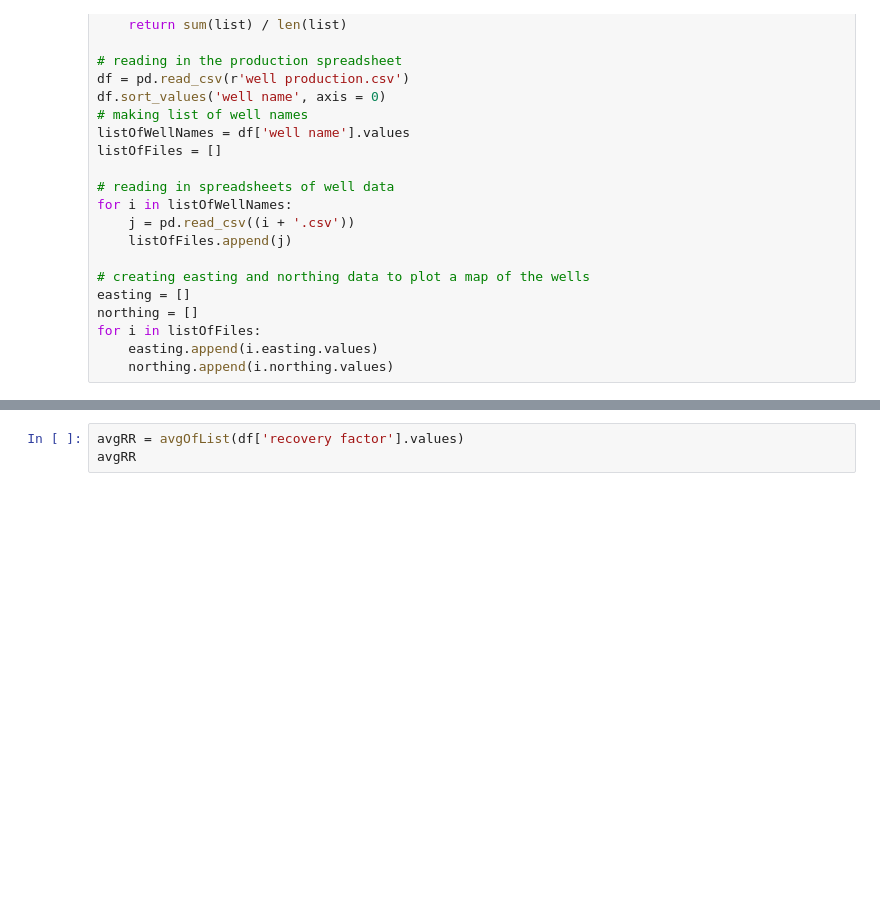
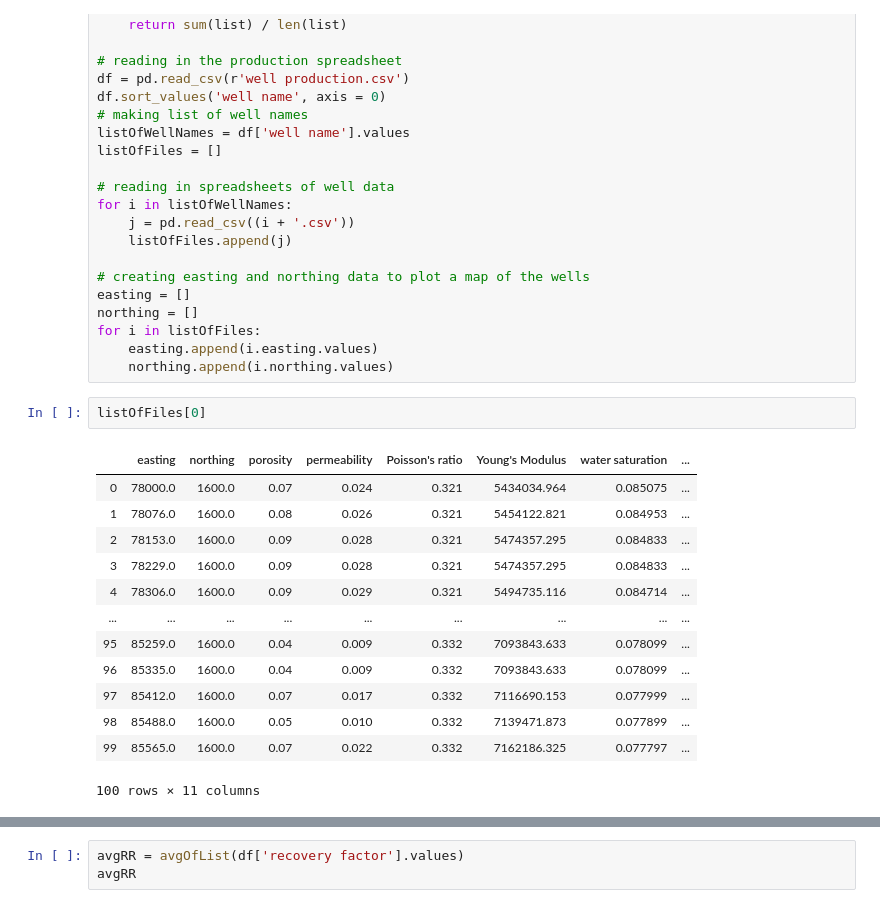
Before and after one commit to fang-helen/Final-Project-FRI, a Jupyter notebook: Final Project FRI.ipynb, the cells around one changed output, grey strips where cells are left out. Drawn from its saved outputs; the diff is of its cells as text; blank space fills up the shorter version.

```diff
--- a/Final Project FRI.ipynb
+++ b/Final Project FRI.ipynb
@@ -26,6 +26,22 @@ northing = []
 for i in listOfFiles:
     easting.append(i.easting.values)
     northing.append(i.northing.values)
+# %%
+listOfFiles[0]
+# %% [output]
+|  | easting | northing | porosity | permeability | Poisson's ratio | Young's Modulus | water saturation | ... |
+| 0 | 78000.0 | 1600.0 | 0.07 | 0.024 | 0.321 | 5434034.964 | 0.085075 | ... |
+| 1 | 78076.0 | 1600.0 | 0.08 | 0.026 | 0.321 | 5454122.821 | 0.084953 | ... |
+| 2 | 78153.0 | 1600.0 | 0.09 | 0.028 | 0.321 | 5474357.295 | 0.084833 | ... |
+| 3 | 78229.0 | 1600.0 | 0.09 | 0.028 | 0.321 | 5474357.295 | 0.084833 | ... |
+| 4 | 78306.0 | 1600.0 | 0.09 | 0.029 | 0.321 | 5494735.116 | 0.084714 | ... |
+| ... | ... | ... | ... | ... | ... | ... | ... | ... |
+| 95 | 85259.0 | 1600.0 | 0.04 | 0.009 | 0.332 | 7093843.633 | 0.078099 | ... |
+| 96 | 85335.0 | 1600.0 | 0.04 | 0.009 | 0.332 | 7093843.633 | 0.078099 | ... |
+| 97 | 85412.0 | 1600.0 | 0.07 | 0.017 | 0.332 | 7116690.153 | 0.077999 | ... |
+| 98 | 85488.0 | 1600.0 | 0.05 | 0.010 | 0.332 | 7139471.873 | 0.077899 | ... |
+| 99 | 85565.0 | 1600.0 | 0.07 | 0.022 | 0.332 | 7162186.325 | 0.077797 | ... |
+100 rows × 11 columns
 # %%
 # creating 2D arrays of all values for each feature, from each well file so they can be plotted later
 porosity = []
```
Also changed, not shown: parts of 38 cells of this notebook.
